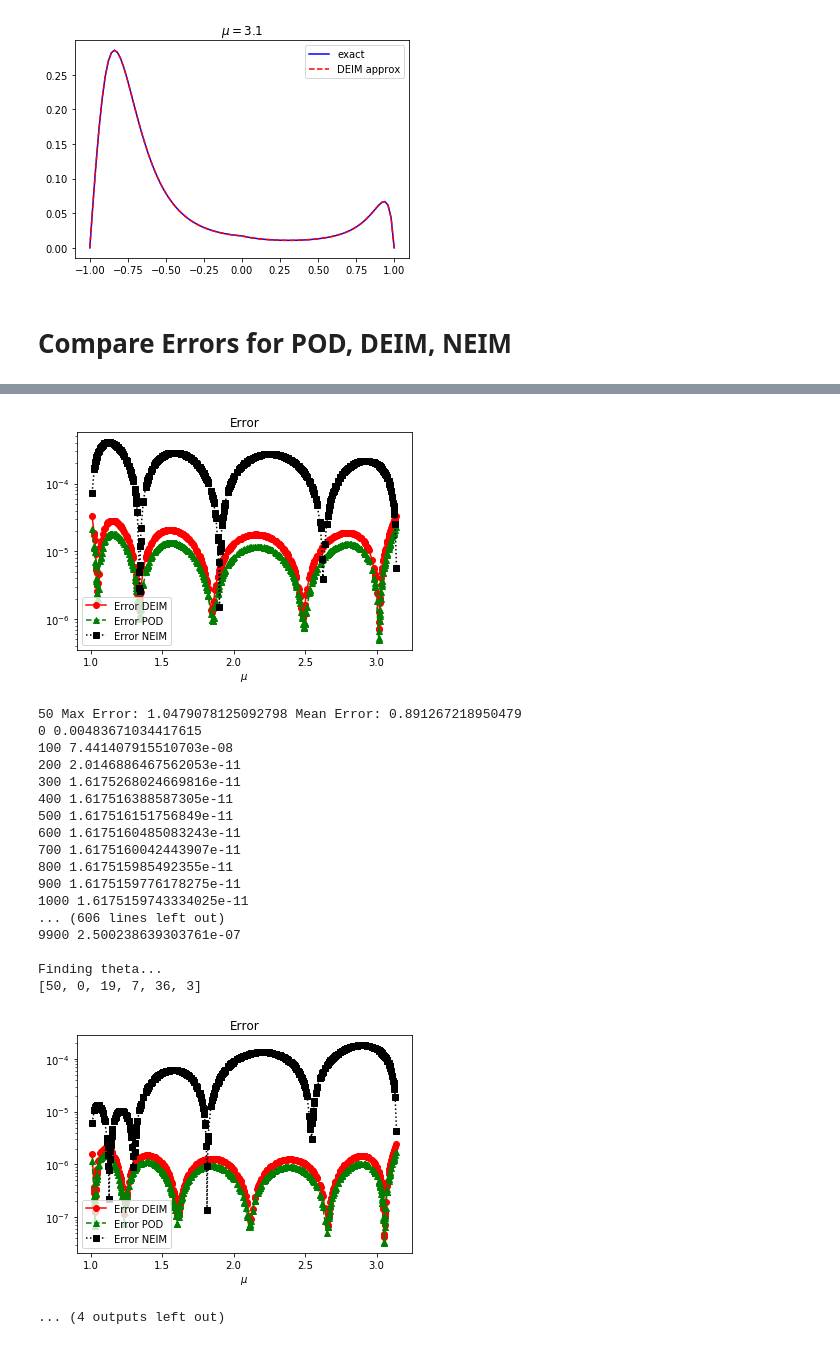
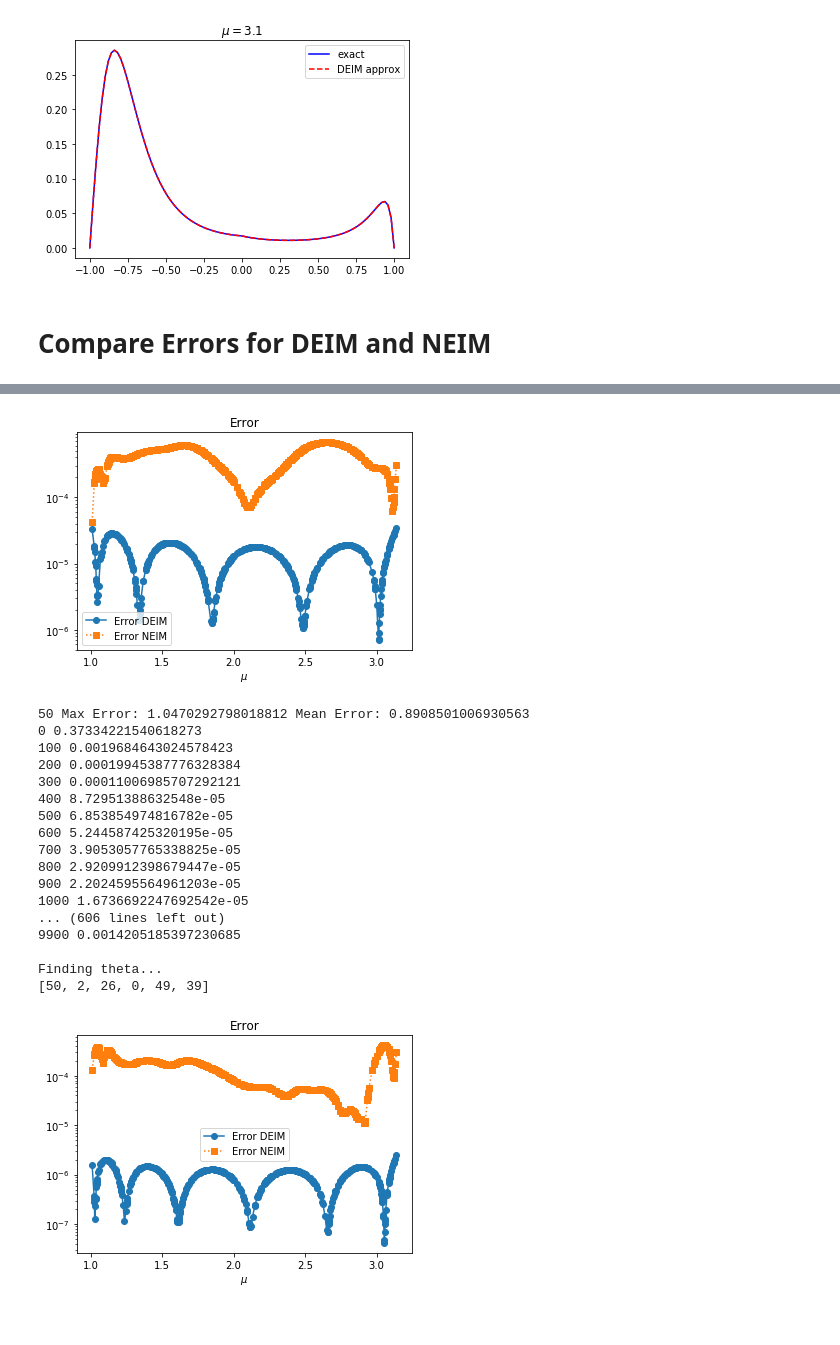
Before and after one commit to maxhirsch/NEIM, a Jupyter notebook: Solution Dependent Function Approximation/Solution Dependent Nonlinearity.ipynb, the cells around one changed output, grey strips where cells are left out. Drawn from its saved outputs; the diff is of its cells as text; code cells hidden in the pictures.

```diff
--- a/Solution Dependent Function Approximation/Solution Dependent Nonlinearity.ipynb
+++ b/Solution Dependent Function Approximation/Solution Dependent Nonlinearity.ipynb
@@ -49,7 +49,8 @@ def NEIM(ro_sols, f_NEIM, mu, V, max_modes=10, train_loop_iterations=10000):
     NUM_PARAMS = f_NEIM.shape[0]
     RO_DIM = ro_sols.shape[1]
 
-    WEIGHTS = np.array([[(abs(i - j) <= 1)/(1+10000*abs(i-j)**2) for j in range(mu.shape[0])] for i in range(mu.shape[0])])
+    #WEIGHTS = np.array([[(abs(i - j) <= 1)/(1+10000*abs(i-j)**2) for j in range(mu.shape[0])] for i in range(mu.shape[0])])
+    WEIGHTS = np.ones((mu.shape[0], mu.shape[0]))
     #WEIGHTS = np.array([[np.exp(-100*np.abs(mu[i] - mu[j])) for j in range(mu.shape[0])] for i in range(mu.shape[0])])
     #WEIGHTS = np.array([[(i == j)*1.0 for j in range(mu.shape[0])] for i in range(mu.shape[0])])
 
@@ -88,9 +89,10 @@ def NEIM(ro_sols, f_NEIM, mu, V, max_modes=10, train_loop_iterations=10000):
         numerator = 0
         denominator = 0
         for j in range(NUM_PARAMS):
-            net_u_mu = Network_mu_1(x_data[j].view(1, -1)).detach().numpy().reshape(-1)
-            numerator += WEIGHTS[i, j] * np.dot(f_NEIM[i, j], net_u_mu)
-            denominator += WEIGHTS[i, j] * np.dot(net_u_mu, net_u_mu)
+            if i == j:
+                net_u_mu = Network_mu_1(x_data[j].view(1, -1)).detach().numpy().reshape(-1)
+                numerator += WEIGHTS[i, j] * np.dot(f_NEIM[i, j], net_u_mu)
+                denominator += WEIGHTS[i, j] * np.dot(net_u_mu, net_u_mu)
 
         theta_1_1_i = numerator / denominator
         thetas[i] = theta_1_1_i
@@ -155,11 +157,12 @@ def NEIM(ro_sols, f_NEIM, mu, V, max_modes=10, train_loop_iterations=10000):
             RHS = np.zeros((num_nets, 1), dtype=np.double)
 
             for j in range(NUM_PARAMS):
-                nets_u_mu = [net(x_data[j].view(1, -1)).detach().numpy().reshape(-1) for net in trained_networks]
-                for k1 in range(num_nets):
-                    RHS[k1] += WEIGHTS[i, j] * np.dot(f_NEIM[i, j], nets_u_mu[k1])
-                    for k2 in range(num_nets):
-                        LHS[k1, k2] += WEIGHTS[i, j] * np.dot(nets_u_mu[k1], nets_u_mu[k2])
+                if i == j:
+                    nets_u_mu = [net(x_data[j].view(1, -1)).detach().numpy().reshape(-1) for net in trained_networks]
+                    for k1 in range(num_nets):
+                        RHS[k1] += WEIGHTS[i, j] * np.dot(f_NEIM[i, j], nets_u_mu[k1])
+                        for k2 in range(num_nets):
+                            LHS[k1, k2] += WEIGHTS[i, j] * np.dot(nets_u_mu[k1], nets_u_mu[k2])
 
             thetas[i] = np.linalg.solve(LHS, RHS).reshape(-1)
 
@@ -243,7 +246,7 @@ plt.show()
 [figure]
 [figure]
 # %%
-RO_DIM = 30
+RO_DIM = 20
 
 # do a POD based on sols
 snapshots = np.array([sols[i] for i in range(sols.shape[0])]).T
@@ -251,6 +254,7 @@ V, sing_vals, _ = np.linalg.svd(snapshots, full_matrices=False)
 
 plt.scatter(np.arange(sing_vals.shape[0]), sing_vals)
 plt.semilogy(np.arange(sing_vals.shape[0]), sing_vals)
+plt.title("Singular values of 51 solution snapshots")
 plt.show()
 print(V.shape)
 
@@ -301,9 +305,9 @@ for mu_val in test_mu:
 [figure]
 [figure]
 # %% [markdown]
-# Compare Errors for POD, DEIM, NEIM
+# Compare Errors for DEIM and NEIM
 # %%
-MAX_MODES = 30
+MAX_MODES = 6
 NUM_TRAIN_PARAMS = 51
 NUM_SPATIAL_POINTS = 100
 x = np.linspace(-1, 1, NUM_SPATIAL_POINTS).reshape(-1,1)
@@ -313,7 +317,7 @@ f = np.array([s(sols[i].reshape(-1, 1), x, mu[0, i]).reshape(-1) for i in range(
 
 u, sing_vals, vh = np.linalg.svd(f, full_matrices=True)
 
-RO_DIM = 30
+RO_DIM = 20
 
 # do a POD based on sols
 snapshots = np.array([sols[i] for i in range(sols.shape[0])]).T
@@ -330,13 +334,12 @@ for i in range(sols.shape[0]):
     for j in range(sols.shape[0]):
         f_NEIM[i, j] = (V[:,:RO_DIM].T @ s(sols[i].reshape(-1, 1), x, mu[0, j]).reshape(-1)).reshape(-1)
 
-test_mu = np.sort(np.random.uniform(size=501)*(np.pi-1)+1).reshape(-1,1).T
+test_mu = np.sort(np.random.uniform(size=500)*(np.pi-1)+1).reshape(-1,1).T
 test_sols = solution_fn(x, test_mu.reshape(-1))
 f_test = np.array([s(test_sols[i].reshape(-1, 1), x, test_mu[0, i]).reshape(-1) for i in range(test_sols.shape[0])]).T
 proj_f_test = np.array([s(V[:, :RO_DIM] @ V[:, :RO_DIM].T @ test_sols[i].reshape(-1, 1), x, test_mu[0, i]).reshape(-1) for i in range(test_sols.shape[0])]).T
 
 DEIM_errors = []
-POD_errors = []
 Actual_NEIM_errors = []
 
 for num_modes in range(1, MAX_MODES+1, 1):
@@ -349,19 +352,15 @@ for num_modes in range(1, MAX_MODES+1, 1):
 
     exact = V[:, :RO_DIM].T @ proj_f_test
     DEIM_approximation = V[:, :RO_DIM].T @ DEIM_proj @ proj_f_test
-    POD_approximation = V[:, :RO_DIM].T @ u[:, :num_modes] @ u[:, :num_modes].T @ proj_f_test
     Actual_NEIM_approximation = np.array([NEIM_approximation(new_mu, (V[:, :RO_DIM].T @ test_sols[i].reshape(-1, 1)).reshape(-1), num_modes) for i, new_mu in enumerate(test_mu.reshape(-1))]).T
 
     avg_error = np.mean([np.linalg.norm(exact[:, i] - DEIM_approximation[:, i]) for i in range(exact.shape[1])])
     DEIM_errors.append(avg_error)
-    avg_error = np.mean([np.linalg.norm(exact[:, i] - POD_approximation[:, i]) for i in range(exact.shape[1])])
-    POD_errors.append(avg_error)
     avg_error = np.mean([np.linalg.norm(exact[:, i] - Actual_NEIM_approximation[:, i]) for i in range(exact.shape[1])])
     Actual_NEIM_errors.append(avg_error)
 
-    plt.plot(test_mu.reshape(-1), [np.linalg.norm(exact[:, i] - DEIM_approximation[:, i]) for i in range(exact.shape[1])], marker='o', c='r', label="Error DEIM")
-    plt.plot(test_mu.reshape(-1), [np.linalg.norm(exact[:, i] - POD_approximation[:, i]) for i in range(exact.shape[1])], marker='^', c='g', linestyle='dashed', label="Error POD")
-    plt.plot(test_mu.reshape(-1), [np.linalg.norm(exact[:, i] - Actual_NEIM_approximation[:, i]) for i in range(exact.shape[1])], marker='s', c='black', linestyle='dotted', label="Error NEIM")
+    plt.plot(test_mu.reshape(-1), [np.linalg.norm(exact[:, i] - DEIM_approximation[:, i]) for i in range(exact.shape[1])], marker='o', label="Error DEIM")
+    plt.plot(test_mu.reshape(-1), [np.linalg.norm(exact[:, i] - Actual_NEIM_approximation[:, i]) for i in range(exact.shape[1])], marker='s', linestyle='dotted', label="Error NEIM")
     plt.yscale("log")
     plt.legend()
     plt.xlabel("$\mu$")
@@ -460,20 +459,19 @@ Finding theta...
-[figure, old version]
+[figure, new version]
-50 Max Error: 1.0479078125092798 Mean Error: 0.891267218950479
-0 0.00483671034417615
-100 7.441407915510703e-08
-200 2.0146886467562053e-11
-300 1.6175268024669816e-11
-400 1.617516388587305e-11
-500 1.617516151756849e-11
-600 1.6175160485083243e-11
-700 1.6175160042443907e-11
-800 1.617515985492355e-11
-900 1.6175159776178275e-11
-1000 1.6175159743334025e-11
+50 Max Error: 1.0470292798018812 Mean Error: 0.8908501006930563
+0 0.37334221540618273
+100 0.0019684643024578423
+200 0.00019945387776328384
+300 0.00011006985707292121
+400 8.72951388632548e-05
+500 6.853854974816782e-05
+600 5.244587425320195e-05
+700 3.9053057765338825e-05
+800 2.9209912398679447e-05
+900 2.2024595564961203e-05
+1000 1.6736692247692542e-05
 ... (606 lines left out)
-9900 2.500238639303761e-07
+9900 0.0014205185397230685
 
 Finding theta...
-[50, 0, 19, 7, 36, 3]
+[50, 2, 26, 0, 49, 39]
-[figure, old version]
+[figure, new version]
-... (4 outputs left out)
```
Also changed, not shown: parts of 5 cells of this notebook, 7 other files.
